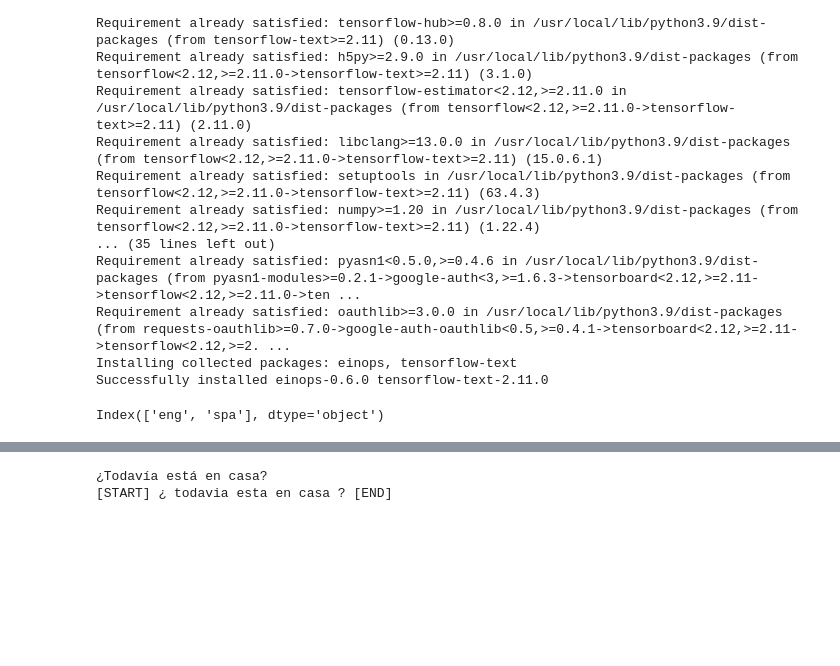
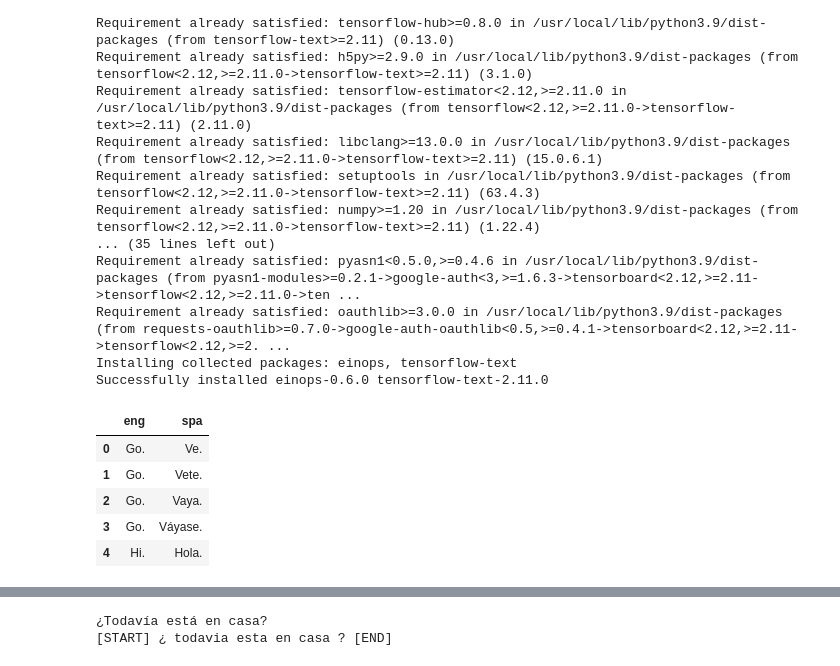
Before and after one commit to DanielSarmiento04/translator, a Jupyter notebook: SpanishToEnglsih.ipynb, the cells around one changed output, grey strips where cells are left out. Saved outputs shown, nothing was run; the diff lists cells and outputs as text; code cells hidden in the pictures; blank space fills up the shorter version.

```diff
--- a/SpanishToEnglsih.ipynb
+++ b/SpanishToEnglsih.ipynb
@@ -86,4 +64,13 @@ df.to_csv('spa-eng/spa.txt', sep='\t', index=False, header=False)
+# %%
+path_to_file= pathlib.PosixPath("es-en_train_1.parquet")
+# %%
+df = pd.read_parquet(path_to_file)
 # %%
-df.columns
+df.head()
 # %% [output]
-Index(['eng', 'spa'], dtype='object')
+|  | eng | spa |
+| 0 | Go. | Ve. |
+| 1 | Go. | Vete. |
+| 2 | Go. | Vaya. |
+| 3 | Go. | Váyase. |
+| 4 | Hi. | Hola. |
```
Also changed, not shown: parts of 11 cells of this notebook, 1 other file.
